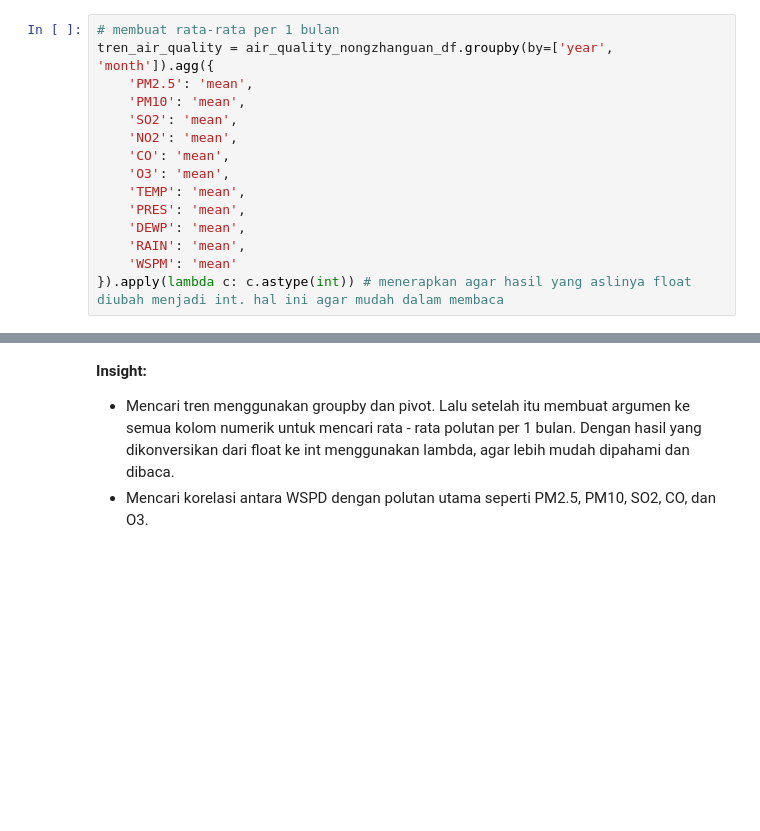
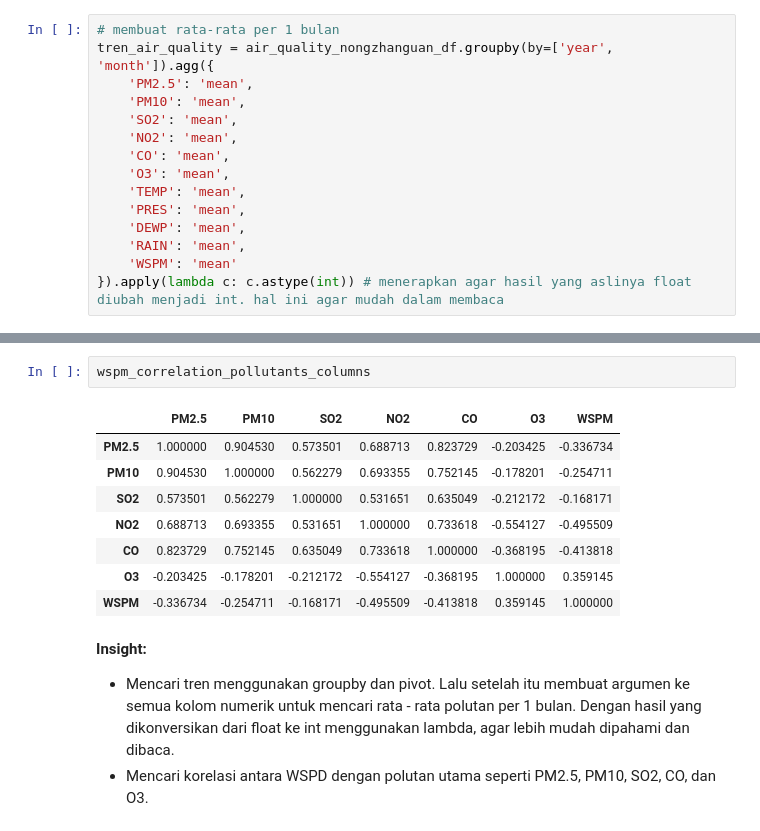
Before and after one commit to kresnaj/analysis_data_project, a Jupyter notebook: notebook.ipynb, the cells around one changed output, grey strips where cells are left out. Drawn from its saved outputs; the diff is of its cells as text; blank space fills up the shorter version.

```diff
--- a/notebook.ipynb
+++ b/notebook.ipynb
@@ -292,3 +268,14 @@ WSPM  -0.336734 -0.254711 -0.168171 -0.495509 -0.413818  0.359145  1.000000
+# %%
+wspm_correlation_pollutants_columns
+# %% [output]
+|  | PM2.5 | PM10 | SO2 | NO2 | CO | O3 | WSPM |
+| PM2.5 | 1.000000 | 0.904530 | 0.573501 | 0.688713 | 0.823729 | -0.203425 | -0.336734 |
+| PM10 | 0.904530 | 1.000000 | 0.562279 | 0.693355 | 0.752145 | -0.178201 | -0.254711 |
+| SO2 | 0.573501 | 0.562279 | 1.000000 | 0.531651 | 0.635049 | -0.212172 | -0.168171 |
+| NO2 | 0.688713 | 0.693355 | 0.531651 | 1.000000 | 0.733618 | -0.554127 | -0.495509 |
+| CO | 0.823729 | 0.752145 | 0.635049 | 0.733618 | 1.000000 | -0.368195 | -0.413818 |
+| O3 | -0.203425 | -0.178201 | -0.212172 | -0.554127 | -0.368195 | 1.000000 | 0.359145 |
+| WSPM | -0.336734 | -0.254711 | -0.168171 | -0.495509 | -0.413818 | 0.359145 | 1.000000 |
 # %% [markdown]
 **Insight:**
 - Mencari tren menggunakan groupby dan pivot. Lalu setelah itu membuat argumen ke semua kolom numerik untuk mencari rata - rata polutan per 1 bulan. Dengan hasil yang dikonversikan dari float ke int menggunakan lambda, agar lebih mudah dipahami dan dibaca.
```
Also changed, not shown: parts of 19 cells of this notebook, 3 other files.
